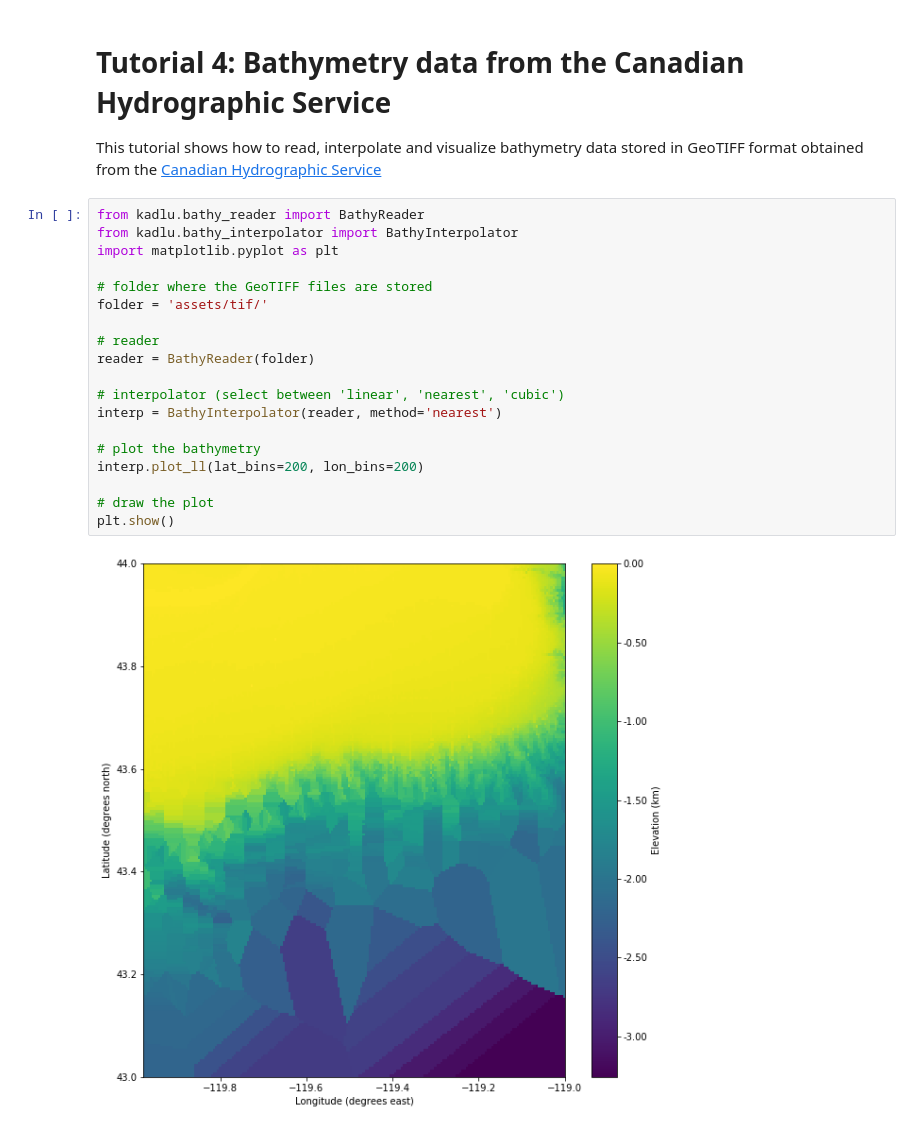
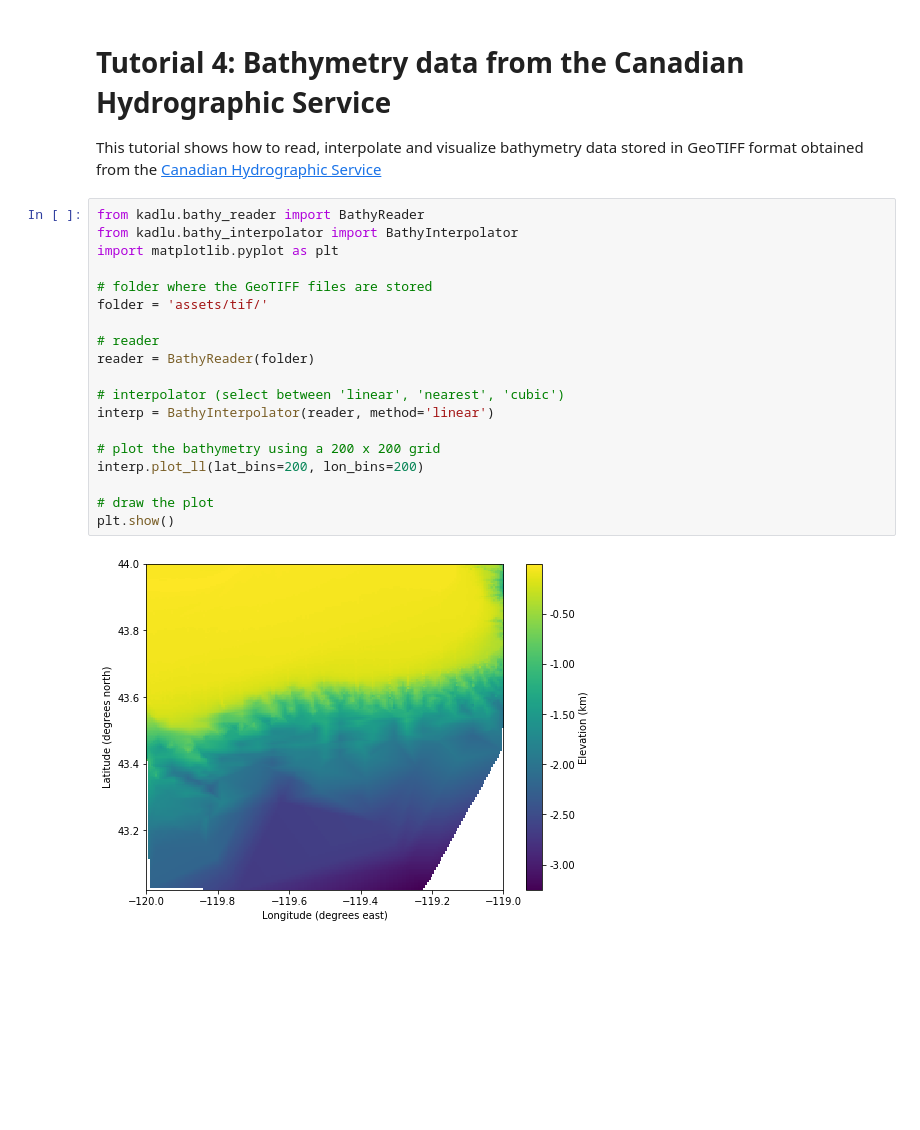
Before and after one commit to cxzhangqi/kadlu, a Jupyter notebook: docs/demo_notebooks/CHS.ipynb, the cells around one changed output. Drawn from its saved outputs; the diff is of its cells as text; blank space fills up the shorter version.

```diff
--- a/docs/demo_notebooks/CHS.ipynb
+++ b/docs/demo_notebooks/CHS.ipynb
@@ -4,21 +4,21 @@ This tutorial shows how to read, interpolate and visualize bathymetry data store
 # %%
 from kadlu.bathy_reader import BathyReader
 from kadlu.bathy_interpolator import BathyInterpolator
 import matplotlib.pyplot as plt
 
 # folder where the GeoTIFF files are stored
 folder = 'assets/tif/'
 
 # reader
 reader = BathyReader(folder)
 
 # interpolator (select between 'linear', 'nearest', 'cubic')
-interp = BathyInterpolator(reader, method='nearest')
+interp = BathyInterpolator(reader, method='linear')
 
-# plot the bathymetry
+# plot the bathymetry using a 200 x 200 grid
 interp.plot_ll(lat_bins=200, lon_bins=200)
 
 # draw the plot
 plt.show()
 # %% [output]
-[figure, old version]
+[figure, new version]
```
Also changed, not shown: parts of 2 cells of this notebook, 4 other files.
